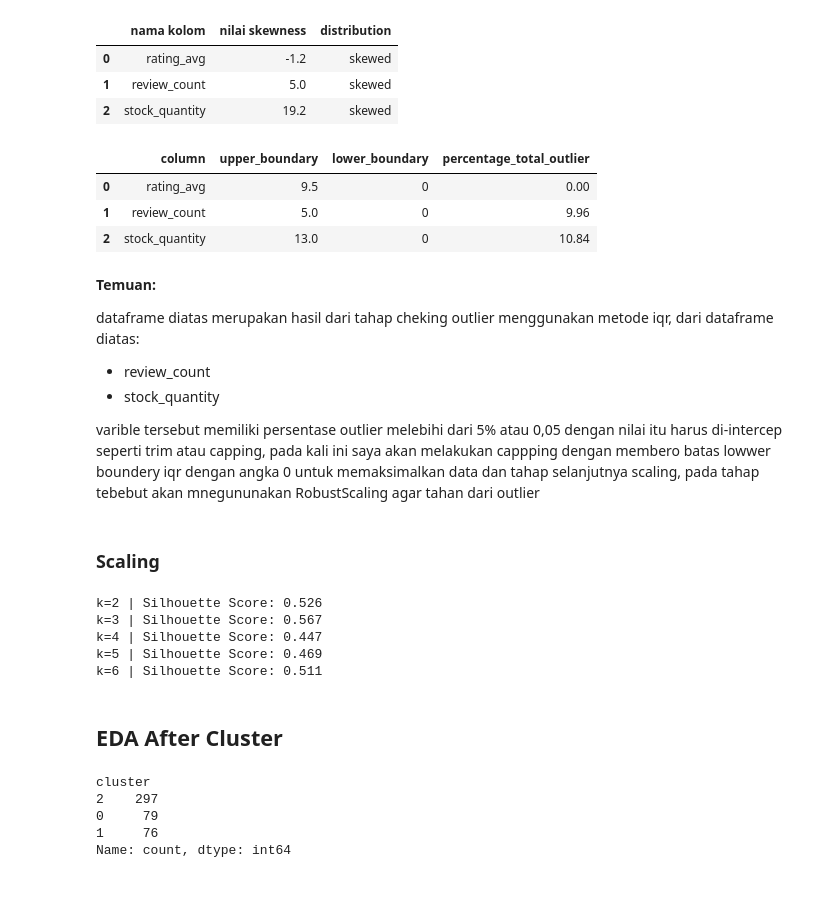
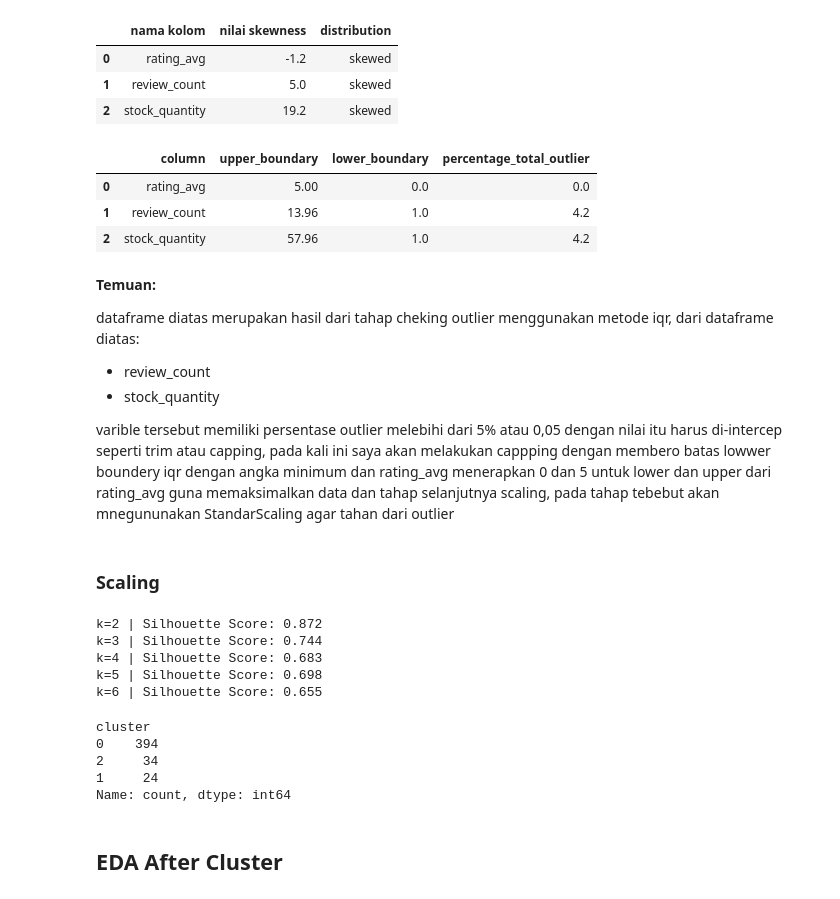
Before and after one commit to HaafizHhamda/ecommerce-stock-health-segmentation, a Jupyter notebook: Notebook.ipynb, the cells around one changed output. Drawn from its saved outputs; the diff is of its cells as text; code cells hidden in the pictures.

```diff
--- a/Notebook.ipynb
+++ b/Notebook.ipynb
@@ -379,8 +367,13 @@ percent_total_outlier = []
 for row in range(0, len(skewness)):
     col = skewness["nama kolom"][row]
 
-    # 1. Hitung boundary asli bawaan kodemu
-    if skewness["distribution"][row] == "skewed":
+    # 1. Tentukan Boundary Dasar
+    # Khusus kolom dengan extreme skewness (review_count & stock_quantity), gunakan Persentil 95%
+    if col in ['stock_quantity', 'review_count']:
+        lower_boundary = X[col].min()  # Nilai terendah asli (misal: 1)
+        upper_boundary = X[col].quantile(0.96)  # Ambil batas 95% data terbanyak
+
+    elif skewness["distribution"][row] == "skewed":
         IQR = X[col].quantile(0.75) - X[col].quantile(0.25)
         lower_boundary = X[col].quantile(0.25) - (IQR * 3)
         upper_boundary = X[col].quantile(0.75) + (IQR * 3)
@@ -388,46 +381,49 @@ for row in range(0, len(skewness)):
         lower_boundary = X[col].mean() - 3 * X[col].std()
         upper_boundary = X[col].mean() + 3 * X[col].std()
 
     # -------------------------------------------------------------
-    # PENYESUAIAN 1: Logika Bisnis (Lower Bound tidak boleh < 0)
+    # 2. LOGIKA BISNIS (Domain Rules & Safety Net)
     # -------------------------------------------------------------
+    # Khusus rating_avg, batas atas mutlak adalah 5.0
+    if col == "rating_avg":
+        lower_boundary = max(lower_boundary, 0.0)
+        upper_boundary = min(upper_boundary, 5.0)
+
+    # Memastikan batas bawah angka kuantitatif tidak minus
     if lower_boundary < 0:
-        lower_boundary = 0
+        lower_boundary = 0.0
 
-    # 2. Hitung statistik outlier (bawaan kodemu)
+    # 3. Hitung statistik outlier
     totout = (len(X[X[col] > upper_boundary]) / len(X) * 100) + (
         len(X[X[col] < lower_boundary]) / len(X) * 100
     )
 
     column.append(col)
     lower_bound.append(lower_boundary)
     upper_bound.append(upper_boundary)
     percent_total_outlier.append(totout)
 
-    # -------------------------------------------------------------
-    # PENYESUAIAN 2: Eksekusi Capping Langsung pada DataFrame X
-    # (Nilai di atas upper_boundary dipotong ke upper_boundary)
-    # -------------------------------------------------------------
+    # 4. Eksekusi Capping
     X[col] = np.clip(X[col], a_min=lower_boundary, a_max=upper_boundary)
 
-# Buat DataFrame ringkasan outlier (bawaan kodemu)
-outliers = pd.DataFrame(
+# Buat DataFrame ringkasan
+outliers_X = pd.DataFrame(
     {
         "column": column,
         "upper_boundary": [round(ub, 2) for ub in upper_bound],
         "lower_boundary": [round(lb, 2) for lb in lower_bound],
         "percentage_total_outlier": [
             round(p, 2) for p in percent_total_outlier
         ],
     }
 )
 
-outliers
+outliers_X
 # %% [output]
 |  | column | upper_boundary | lower_boundary | percentage_total_outlier |
-| 0 | rating_avg | 9.5 | 0 | 0.00 |
-| 1 | review_count | 5.0 | 0 | 9.96 |
-| 2 | stock_quantity | 13.0 | 0 | 10.84 |
+| 0 | rating_avg | 5.00 | 0.0 | 0.0 |
+| 1 | review_count | 13.96 | 1.0 | 4.2 |
+| 2 | stock_quantity | 57.96 | 1.0 | 4.2 |
 # %% [markdown]
 **Temuan:**
 
@@ -435,7 +431,7 @@ dataframe diatas merupakan hasil dari tahap cheking outlier menggunakan metode i
 - review_count
 - stock_quantity
 
-varible tersebut memiliki persentase outlier melebihi dari 5% atau 0,05 dengan nilai itu harus di-intercep seperti trim atau capping, pada kali ini saya akan melakukan cappping dengan membero batas lowwer boundery iqr dengan angka 0  untuk memaksimalkan data dan tahap selanjutnya scaling, pada tahap tebebut akan mnegununakan RobustScaling agar tahan dari outlier
+varible tersebut memiliki persentase outlier melebihi dari 5% atau 0,05 dengan nilai itu harus di-intercep seperti trim atau capping, pada kali ini saya akan melakukan cappping dengan membero batas lowwer boundery iqr dengan angka minimum dan rating_avg menerapkan 0 dan 5 untuk lower dan upper dari rating_avg guna memaksimalkan data dan tahap selanjutnya scaling, pada tahap tebebut akan mnegununakan StandarScaling agar tahan dari outlier
 # %% [markdown]
 ### Scaling
 # %%
@@ -445,15 +442,15 @@ X_scaled = scaler.fit_transform(X)
 # Menghitung Silhouette Score untuk k=2 sampai k=6
 for k in range(2, 7):
     kmeans = KMeans(n_clusters=k, random_state=42, n_init=10)
-    labels = kmeans.fit_predict(X_scaled)
-    score = silhouette_score(X_scaled, labels)
+    labels = kmeans.fit_predict(X)
+    score = silhouette_score(X, labels)
     print(f"k={k} | Silhouette Score: {score:.3f}")
 # %% [output]
-k=2 | Silhouette Score: 0.526
-k=3 | Silhouette Score: 0.567
-k=4 | Silhouette Score: 0.447
-k=5 | Silhouette Score: 0.469
-k=6 | Silhouette Score: 0.511
+k=2 | Silhouette Score: 0.872
+k=3 | Silhouette Score: 0.744
+k=4 | Silhouette Score: 0.683
+k=5 | Silhouette Score: 0.698
+k=6 | Silhouette Score: 0.655
 # %%
 # Misal nilai k optimal adalah 3
 kmeans = KMeans(n_clusters=3, random_state=42, n_init=10)
@@ -461,13 +458,13 @@ df_is_review['cluster'] = kmeans.fit_predict(X_scaled)
+# %%
+df_is_review['cluster'].value_counts()
+# %% [output]
+cluster
+0    394
+2     34
+1     24
+Name: count, dtype: int64
 # %% [markdown]
 ## EDA After Cluster
-# %%
-df_is_review['cluster'].value_counts()
-# %% [output]
-cluster
-2    297
-0     79
-1     76
-Name: count, dtype: int64
 # %%
 import matplotlib.pyplot as plt
 import seaborn as sns
```
Also changed, not shown: parts of 17 cells of this notebook, 1 other file.
